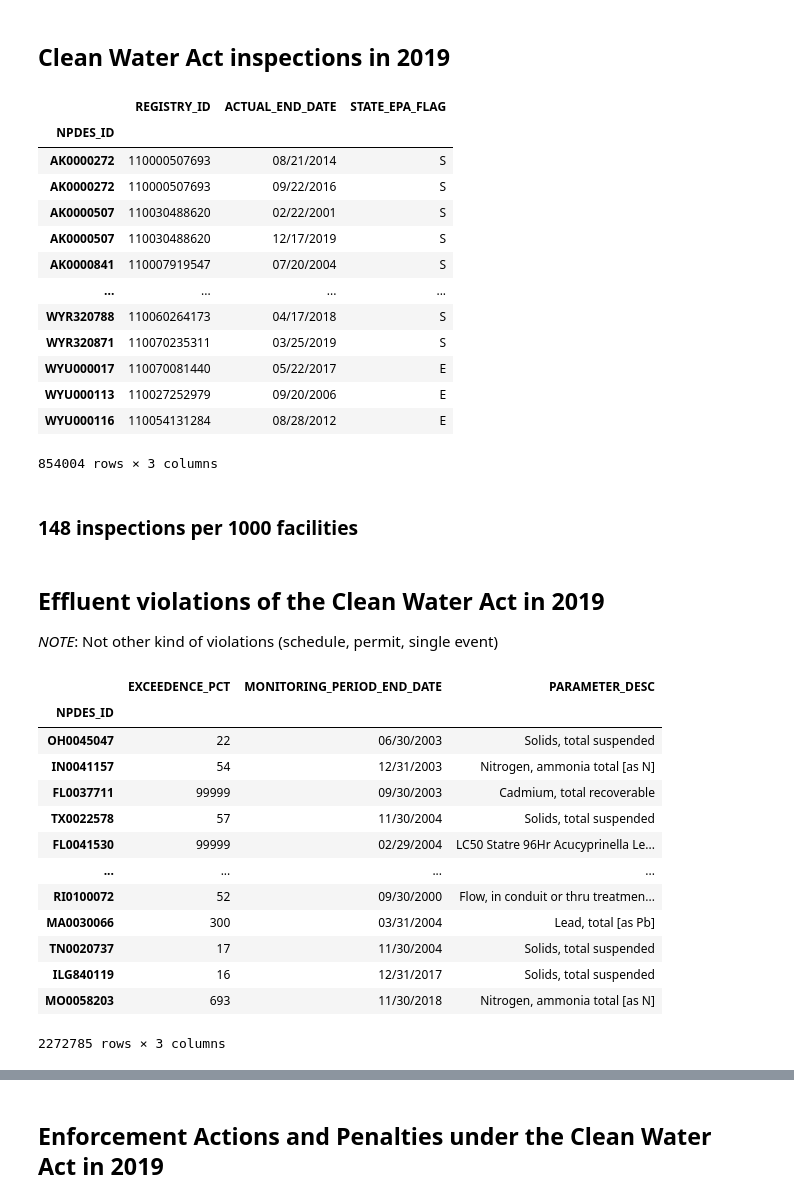
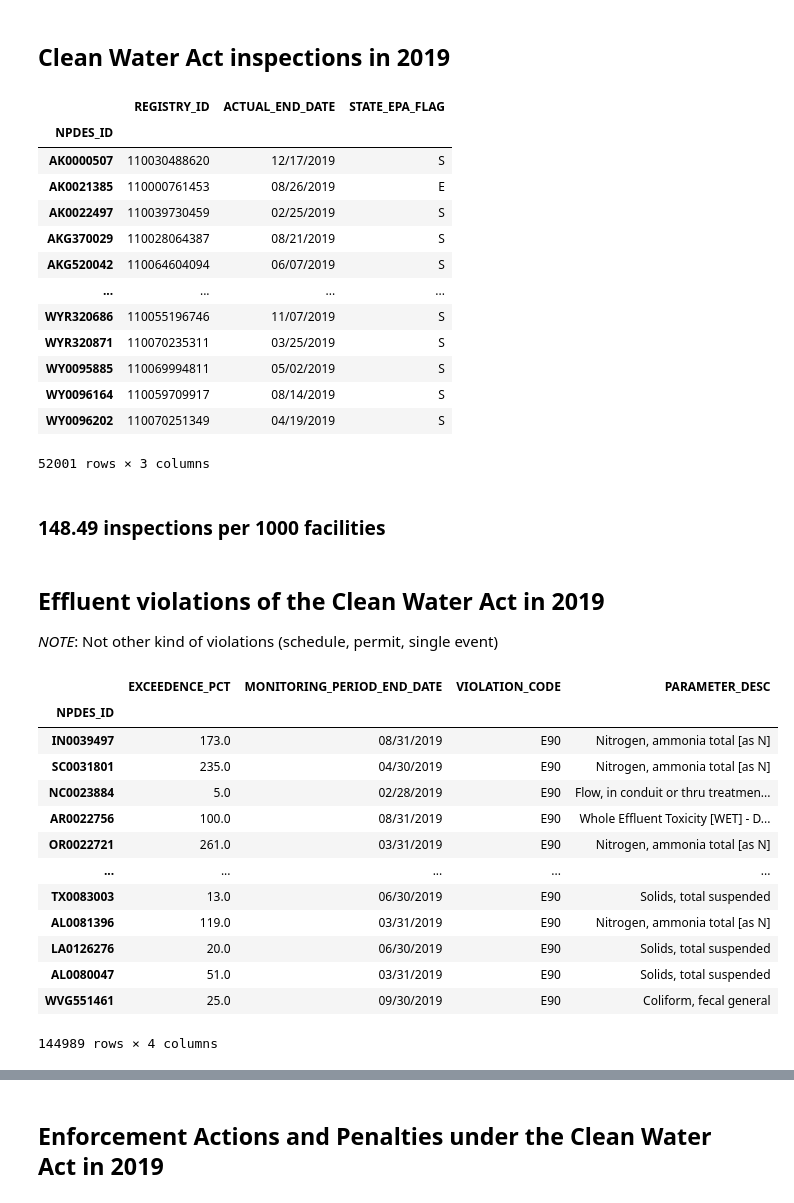
Before and after one commit to edgi-govdata-archiving/ECHO-Cross-Program, a Jupyter notebook: ECHO_National.ipynb, the cells around one changed output, grey strips where cells are left out. Drawn from its saved outputs; the diff is of its cells as text; code cells hidden in the pictures.

```diff
--- a/ECHO_National.ipynb
+++ b/ECHO_National.ipynb
@@ -118,7 +117,7 @@ There are 6155 facilities currently reporting greenhouse gas emissions.
 # Use SQL to search for and select the data about air stack tests
 air_inspections = None
 try:
-    sql = 'select * from \"ICIS-AIR_FCES_PCES\" where \"ACTUAL_END_DATE\" like \'__-__-20__\''
+    sql = 'select * from \"ICIS-AIR_FCES_PCES\" where \"ACTUAL_END_DATE\" like \'__-__-2019\''
 
     # Download the data from that URL
     air_inspections = get_data( sql, 'pgm_sys_id' )
@@ -158,7 +152,7 @@ display(HTML("<h3>"+air_inspections_metric_2019+" inspections per 1000 facilitie
 # %%
 air_violations = None
 try:
-    sql = 'select * from "ICIS-AIR_VIOLATION_HISTORY" where "HPV_DAYZERO_DATE" like \'__-__-20__\''
+    sql = 'select * from "ICIS-AIR_VIOLATION_HISTORY" where "HPV_DAYZERO_DATE" like \'__-__-2019\''
 
     air_violations = get_data( sql, "pgm_sys_id" )
 
@@ -199,7 +189,7 @@ display(HTML("<h3>"+air_violations_metric_2019+" violations per 1000 facilities<
 # %%
 air_enforcements = None
 try:
-    sql = 'select * from "ICIS-AIR_FORMAL_ACTIONS" where "SETTLEMENT_ENTERED_DATE" like \'__/__/20__\''
+    sql = 'select * from "ICIS-AIR_FORMAL_ACTIONS" where "SETTLEMENT_ENTERED_DATE" like \'__/__/2019\''
 
     air_enforcements = get_data( sql, "pgm_sys_id" )
 except EmptyDataError:
@@ -253,7 +249,7 @@ $357 per facility
 water_inspections = None
 try:
     sql = 'select "NPDES_ID", "REGISTRY_ID", "ACTUAL_END_DATE", "STATE_EPA_FLAG"' + \
-        ' from "NPDES_INSPECTIONS" where "ACTUAL_END_DATE" like \'__/__/20__%\''
+        ' from "NPDES_INSPECTIONS" where "ACTUAL_END_DATE" like \'__/__/2019\''
 
     water_inspections = get_data( sql, "NPDES_ID" )
 except EmptyDataError:
@@ -262,60 +258,54 @@ water_inspections
 # %% [output]
 |  | REGISTRY_ID | ACTUAL_END_DATE | STATE_EPA_FLAG |
 | NPDES_ID |  |  |  |
-| AK0000272 | 110000507693 | 08/21/2014 | S |
-| AK0000272 | 110000507693 | 09/22/2016 | S |
-| AK0000507 | 110030488620 | 02/22/2001 | S |
 | AK0000507 | 110030488620 | 12/17/2019 | S |
-| AK0000841 | 110007919547 | 07/20/2004 | S |
+| AK0021385 | 110000761453 | 08/26/2019 | E |
+| AK0022497 | 110039730459 | 02/25/2019 | S |
+| AKG370029 | 110028064387 | 08/21/2019 | S |
+| AKG520042 | 110064604094 | 06/07/2019 | S |
 | ... | ... | ... | ... |
-| WYR320788 | 110060264173 | 04/17/2018 | S |
+| WYR320686 | 110055196746 | 11/07/2019 | S |
 | WYR320871 | 110070235311 | 03/25/2019 | S |
-| WYU000017 | 110070081440 | 05/22/2017 | E |
-| WYU000113 | 110027252979 | 09/20/2006 | E |
-| WYU000116 | 110054131284 | 08/28/2012 | E |
+| WY0095885 | 110069994811 | 05/02/2019 | S |
+| WY0096164 | 110059709917 | 08/14/2019 | S |
+| WY0096202 | 110070251349 | 04/19/2019 | S |
-854004 rows × 3 columns
+52001 rows × 3 columns
 # %%
-# Number of actions each year per 1000 regulated facilities
+# Number of inspections in 2019 per 1000 regulated facilities
 
-water_inspections["ACTUAL_END_DATE"] = pd.to_datetime(water_inspections["ACTUAL_END_DATE"], format='%m/%d/%Y', errors='coerce') # Format the date
-water_inspections_metric = water_inspections.groupby(["ACTUAL_END_DATE"])[["STATE_EPA_FLAG"]].agg("count") # Count enforcements per day
-water_inspections_metric = water_inspections_metric.resample("Y").sum() # Sum up enforcements per year
-water_inspections_metric.index = water_inspections_metric.index.strftime('%Y') # Reformat the year (2016-12-31 becomes 2016)
-water_inspections_metric_2019 = water_inspections_metric.loc["2019"] #Filter to 2019
-water_inspections_metric_2019 = formatter((water_inspections_metric_2019["STATE_EPA_FLAG"] / water_fac) * 1000) #Divide by regulated facilities and multiply by desired rate (per 1000)
-inspections["CWA"] = water_inspections_metric_2019
-display(HTML("<h3>"+water_inspections_metric_2019+" inspections per 1000 facilities</h3>"))
+water_inspections_metric = formatter((water_inspections.shape[0] / water_fac) * 1000) #Divide by regulated facilities and multiply by desired rate (per 1000)
+inspections["CWA"] = water_inspections_metric
+display(HTML("<h3>"+water_inspections_metric +" inspections per 1000 facilities</h3>"))
 # %% [output]
-148 inspections per 1000 facilities
+148.49 inspections per 1000 facilities
 # %% [markdown]
 ## Effluent violations of the Clean Water Act in 2019
 *NOTE*: Not other kind of violations (schedule, permit, single event)
 # %%
 # Find facilities with pollutant exceedences
 water_violations = None
 try:
-    sql = 'select "NPDES_ID", "EXCEEDENCE_PCT", "MONITORING_PERIOD_END_DATE", "PARAMETER_DESC"' + \
-        ' from "NPDES_EFF_VIOLATIONS" where "EXCEEDENCE_PCT" > 0 and "MONITORING_PERIOD_END_DATE" like \'__/__/20__%\''
-
+    sql = 'select "NPDES_ID", "EXCEEDENCE_PCT", "MONITORING_PERIOD_END_DATE", "VIOLATION_CODE", "PARAMETER_DESC"' + \
+        ' from "NPDES_EFF_VIOLATIONS" where "VIOLATION_CODE" like \'E90\' and "MONITORING_PERIOD_END_DATE" like \'__/__/2019\''
     water_violations = get_data( sql, "NPDES_ID" )
 except EmptyDataError:
     print( "No data found")
 water_violations
 # %% [output]
-|  | EXCEEDENCE_PCT | MONITORING_PERIOD_END_DATE | PARAMETER_DESC |
-| NPDES_ID |  |  |  |
-| OH0045047 | 22 | 06/30/2003 | Solids, total suspended |
-| IN0041157 | 54 | 12/31/2003 | Nitrogen, ammonia total [as N] |
-| FL0037711 | 99999 | 09/30/2003 | Cadmium, total recoverable |
-| TX0022578 | 57 | 11/30/2004 | Solids, total suspended |
-| FL0041530 | 99999 | 02/29/2004 | LC50 Statre 96Hr Acucyprinella Le... |
-| ... | ... | ... | ... |
-| RI0100072 | 52 | 09/30/2000 | Flow, in conduit or thru treatmen... |
-| MA0030066 | 300 | 03/31/2004 | Lead, total [as Pb] |
-| TN0020737 | 17 | 11/30/2004 | Solids, total suspended |
-| ILG840119 | 16 | 12/31/2017 | Solids, total suspended |
-| MO0058203 | 693 | 11/30/2018 | Nitrogen, ammonia total [as N] |
+|  | EXCEEDENCE_PCT | MONITORING_PERIOD_END_DATE | VIOLATION_CODE | PARAMETER_DESC |
+| NPDES_ID |  |  |  |  |
+| IN0039497 | 173.0 | 08/31/2019 | E90 | Nitrogen, ammonia total [as N] |
+| SC0031801 | 235.0 | 04/30/2019 | E90 | Nitrogen, ammonia total [as N] |
+| NC0023884 | 5.0 | 02/28/2019 | E90 | Flow, in conduit or thru treatmen... |
+| AR0022756 | 100.0 | 08/31/2019 | E90 | Whole Effluent Toxicity [WET] - D... |
+| OR0022721 | 261.0 | 03/31/2019 | E90 | Nitrogen, ammonia total [as N] |
+| ... | ... | ... | ... | ... |
+| TX0083003 | 13.0 | 06/30/2019 | E90 | Solids, total suspended |
+| AL0081396 | 119.0 | 03/31/2019 | E90 | Nitrogen, ammonia total [as N] |
+| LA0126276 | 20.0 | 06/30/2019 | E90 | Solids, total suspended |
+| AL0080047 | 51.0 | 03/31/2019 | E90 | Solids, total suspended |
+| WVG551461 | 25.0 | 09/30/2019 | E90 | Coliform, fecal general |
-2272785 rows × 3 columns
+144989 rows × 4 columns
 # %%
 # Number of violations each year per 1000 regulated facilities
 
```
Also changed, not shown: parts of 34 cells of this notebook.
